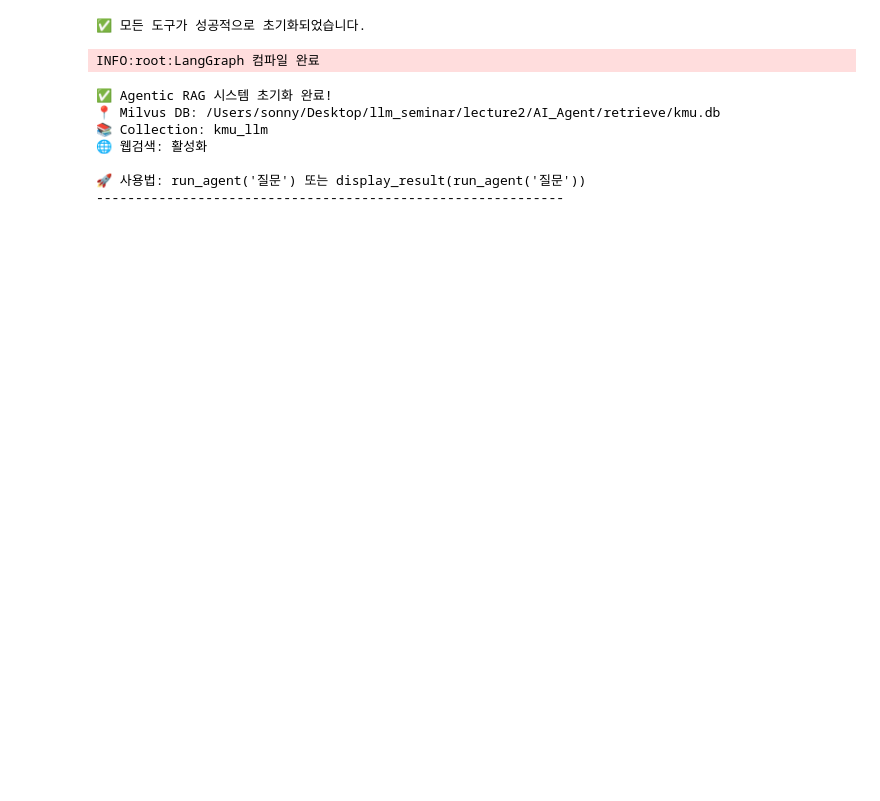
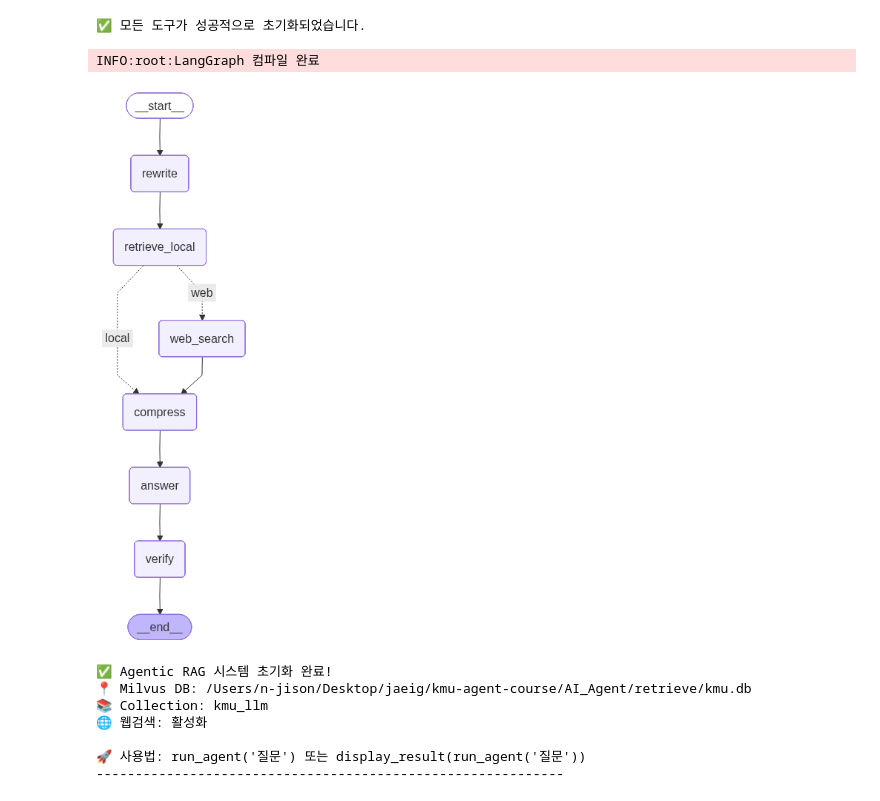
Before and after one commit to AeroSonny/kmu-agent-course, a Jupyter notebook: AI_Agent/notebooks/0005.agent_RAG.ipynb, the cells around one changed output. Cells and saved outputs as stored; diff of their text form; code cells hidden in the pictures; blank space fills up the shorter version.

```diff
--- a/AI_Agent/notebooks/0005.agent_RAG.ipynb
+++ b/AI_Agent/notebooks/0005.agent_RAG.ipynb
@@ -135,7 +139,7 @@ except Exception as e:
     raise RuntimeError(f"LLM 초기화 실패: {e}")
 
 # Milvus 데이터베이스 연결
-DB_DIR = '/Users/sonny/Desktop/llm_seminar/lecture2/AI_Agent/retrieve'
+DB_DIR = '/Users/n-jison/Desktop/jaeig/kmu-agent-course/AI_Agent/retrieve'
 DB_NAME = 'kmu.db'
 DB_URL = os.path.join(DB_DIR, DB_NAME)
 
@@ -525,6 +529,21 @@ except Exception as e:
     raise
 # %% [output]
 INFO:root:LangGraph 컴파일 완료
+# %%
+from IPython.display import Image, display
+# IPython에서 이미지와 디스플레이 기능을 임포트한다
+
+try:
+    display(
+        Image(
+            app.get_graph().draw_mermaid_png()
+            # 그래프를 Mermaid 형식의 PNG 이미지로 그린다
+        )
+    )
+except:
+    pass  # 예외가 발생해도 아무 동작도 하지 않는다
+# %% [output]
+[figure, added]
 # %%
 
 # ─────────────────────────────────────────────────────────────────────────────
@@ -657,7 +676,7 @@ print("\n🚀 사용법: run_agent('질문') 또는 display_result(run_agent('
 print("-" * 60)
 # %% [output]
 ✅ Agentic RAG 시스템 초기화 완료!
-📍 Milvus DB: /Users/sonny/Desktop/llm_seminar/lecture2/AI_Agent/retrieve/kmu.db
+📍 Milvus DB: /Users/n-jison/Desktop/jaeig/kmu-agent-course/AI_Agent/retrieve/kmu.db
 📚 Collection: kmu_llm
 🌐 웹검색: 활성화
 
```
Also changed, not shown: parts of 6 cells of this notebook, 9 other files.
